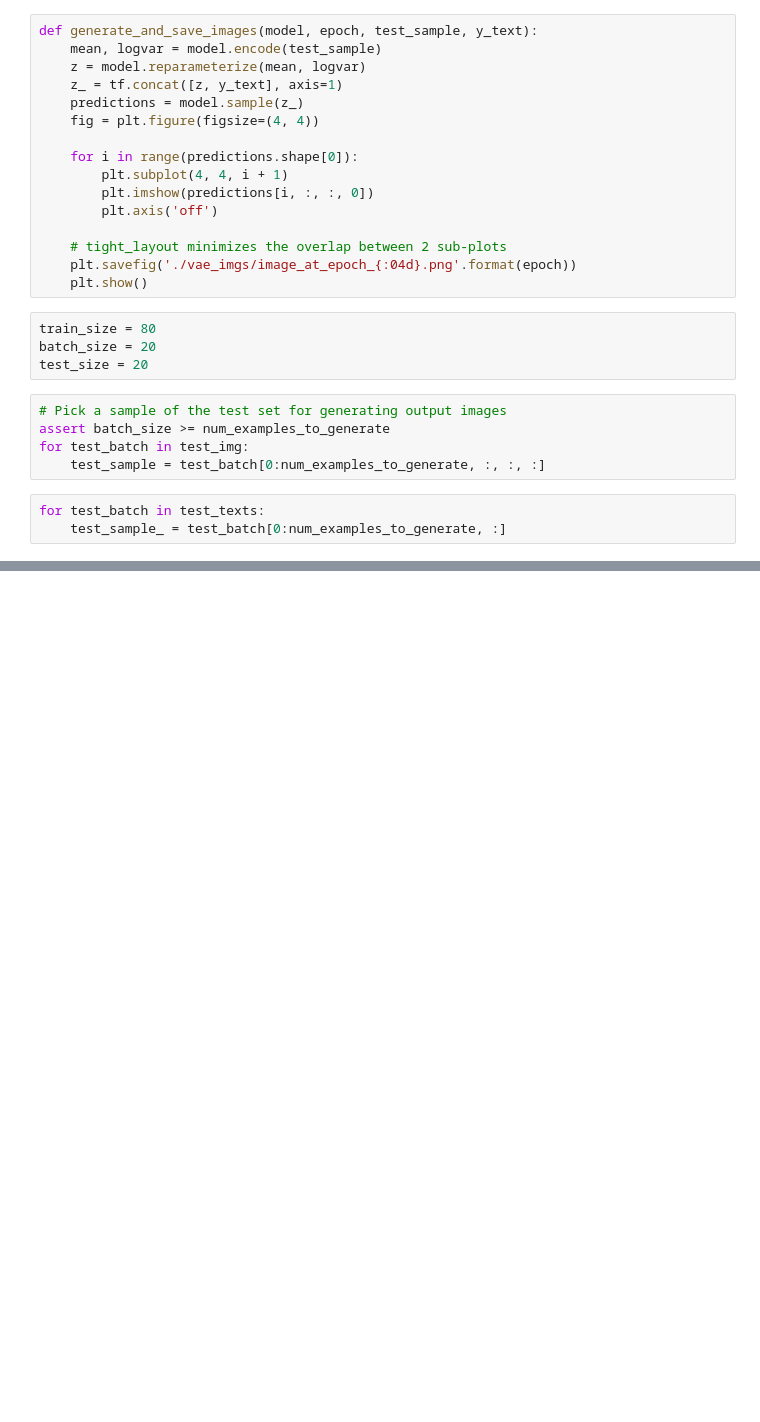
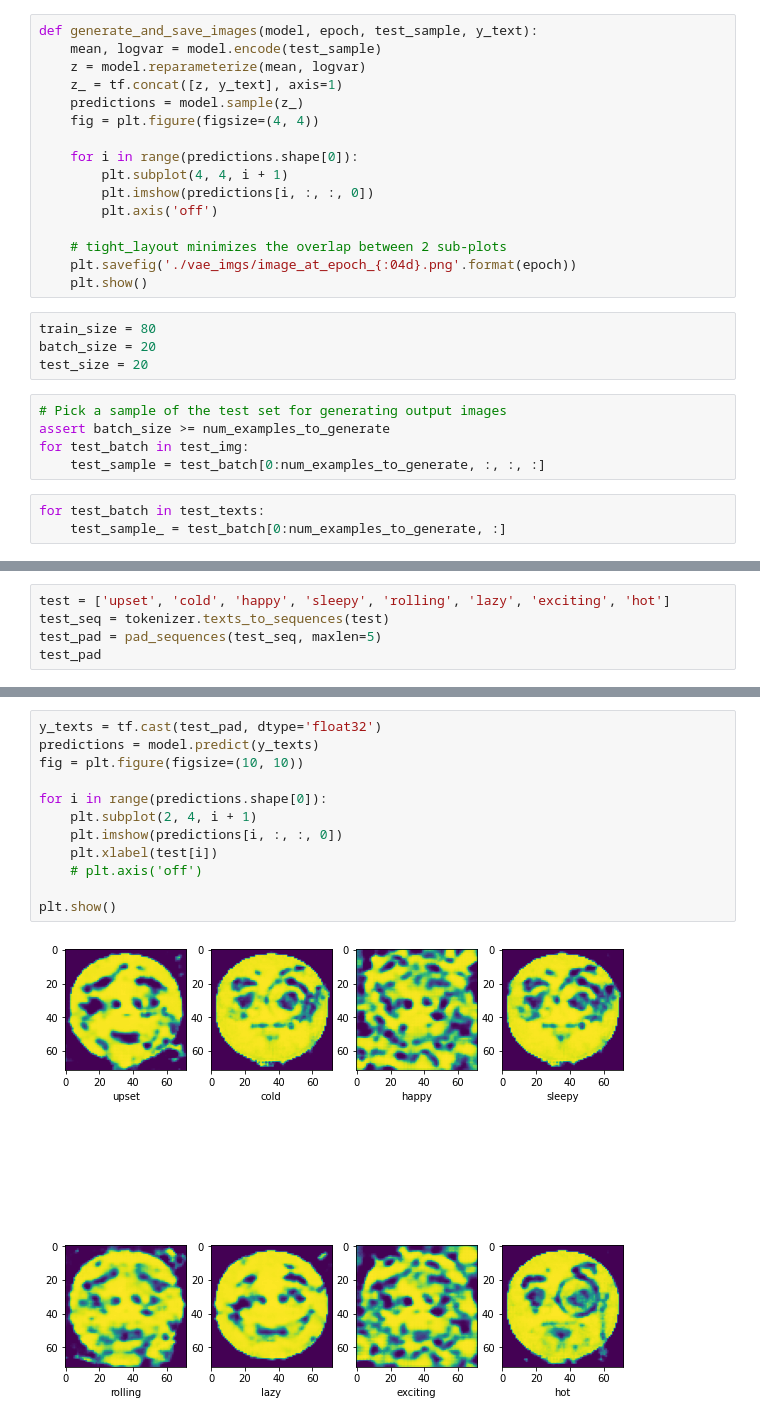
Before and after one commit to comsa33/i-moti_text2image-DL_PROJECT, a Jupyter notebook: text2img.ipynb, the cells around one changed output, grey strips where cells are left out. Drawn from its saved outputs; the diff is of its cells as text; blank space fills up the shorter version.

```diff
--- a/text2img.ipynb
+++ b/text2img.ipynb
@@ -307,0 +324,5 @@ plt.show()
+# %%
+test = ['upset', 'cold', 'happy', 'sleepy', 'rolling', 'lazy', 'exciting', 'hot']
+test_seq = tokenizer.texts_to_sequences(test)
+test_pad = pad_sequences(test_seq, maxlen=5)
+test_pad
@@ -307,0 +338,14 @@ plt.show()
+# %%
+y_texts = tf.cast(test_pad, dtype='float32')
+predictions = model.predict(y_texts)
+fig = plt.figure(figsize=(10, 10))
+
+for i in range(predictions.shape[0]):
+    plt.subplot(2, 4, i + 1)
+    plt.imshow(predictions[i, :, :, 0])
+    plt.xlabel(test[i])
+    # plt.axis('off')
+
+plt.show()
+# %% [output]
+[figure, added]
```
Also changed, not shown: parts of 8 cells of this notebook, 3 other files.
